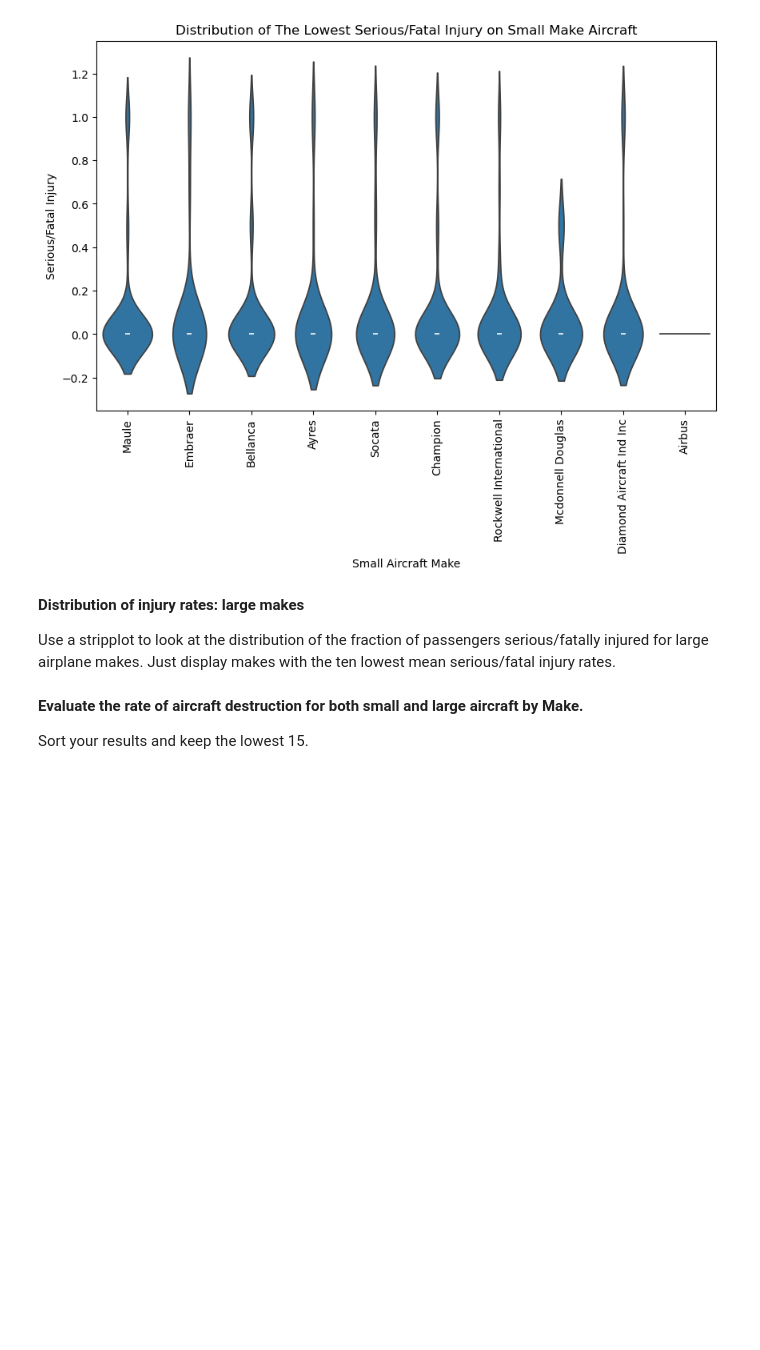
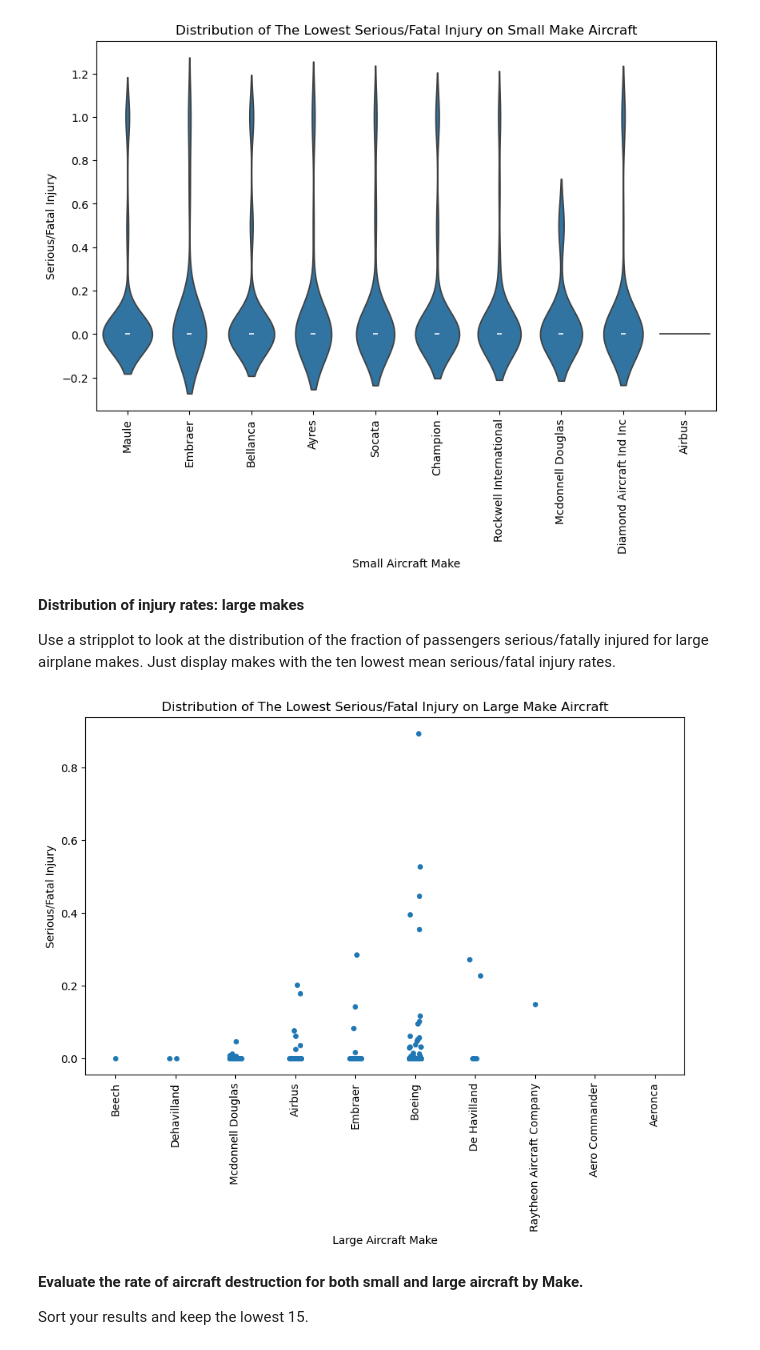
Before and after one commit to amursal-lab/dsc-summative-lab, a Jupyter notebook: Aviation_Accidents_Data_Analysis.ipynb, the cells around one changed output. Drawn from its saved outputs; the diff is of its cells as text; code cells hidden in the pictures; blank space fills up the shorter version.

Commit message:
Create a stripplot to look at the distribution of the lowest 10 Large aircraft makes' serious/fatal injuries

```diff
--- a/Aviation_Accidents_Data_Analysis.ipynb
+++ b/Aviation_Accidents_Data_Analysis.ipynb
@@ -94,6 +94,23 @@ plt.show()
 **Distribution of injury rates: large makes**
 
 Use a stripplot to look at the distribution of the fraction of passengers serious/fatally injured for large airplane makes. Just display makes with the ten lowest mean serious/fatal injury rates.
+# %%
+large_makes = df[df["Aircraft.Size"] == "Large"].groupby("Make").agg(
+    mean_risk = ("Serious.Injury.Rate", "mean"),
+    count = ("Make", "count"))
+large_makes_low10 = large_makes.sort_values("mean_risk").head(10).index
+large_make_df = df[(df["Aircraft.Size"] == "Large") & (df["Make"].isin(large_makes_low10))]
+
+# create the plot
+plt.figure(figsize=(10,6))
+sns.stripplot(data = large_make_df, x="Make", y="Serious.Injury.Rate", order=large_makes_low10)
+plt.xticks(rotation=90)
+plt.title("Distribution of The Lowest Serious/Fatal Injury on Large Make Aircraft")
+plt.ylabel("Serious/Fatal Injury")
+plt.xlabel("Large Aircraft Make")
+plt.show()
+# %% [output]
+[figure, added]
 # %% [markdown]
 **Evaluate the rate of aircraft destruction for both small and large aircraft by Make.**
 
```
